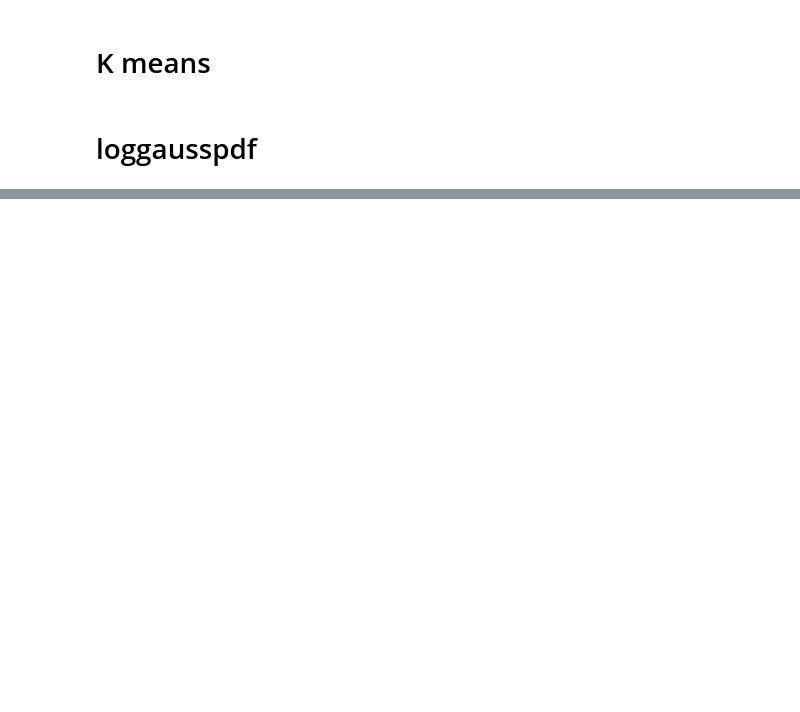
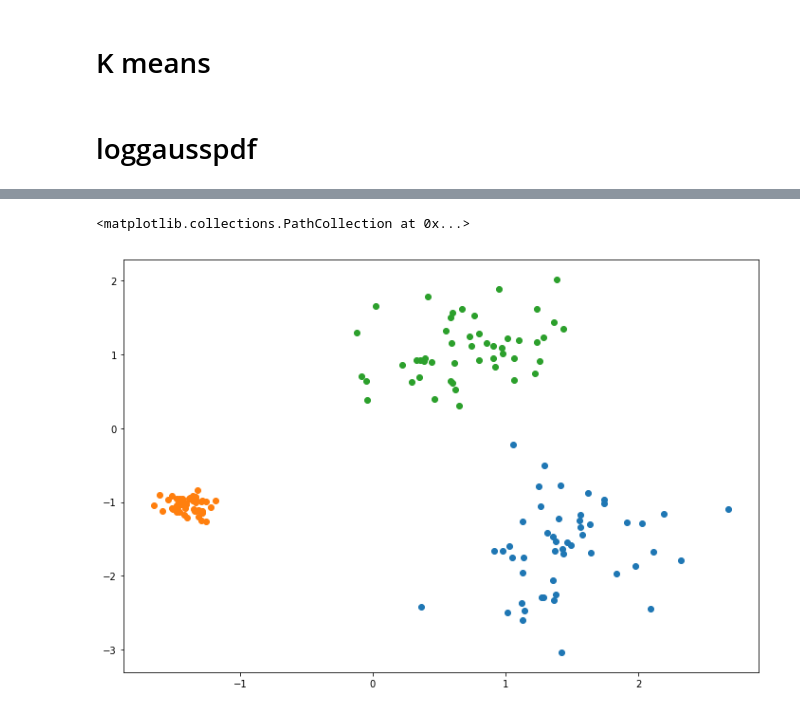
Before and after one commit to chunchentu/vectorization_ML, a Jupyter notebook: ML_profiling.ipynb, the cells around one changed output, grey strips where cells are left out. Cells and saved outputs as stored; diff of their text form; code cells hidden in the pictures; blank space fills up the shorter version.

```diff
--- a/ML_profiling.ipynb
+++ b/ML_profiling.ipynb
@@ -218,0 +208,9 @@ array([-10.04381281,  -9.22857961, -10.42569705,  -9.43930636,
+# %%
+f, ax = plt.subplots(1, 1, figsize=(12, 8))
+X = data.reshape((K*N, D))
+ax.scatter(X[:50, 0], X[:50, 1])
+ax.scatter(X[51:100, 0], X[51:100, 1])
+ax.scatter(X[101:, 0], X[101:, 1])
+# %% [output]
+<matplotlib.collections.PathCollection at 0x...>
+[figure, added]
```
Also changed, not shown: parts of 23 cells of this notebook.
